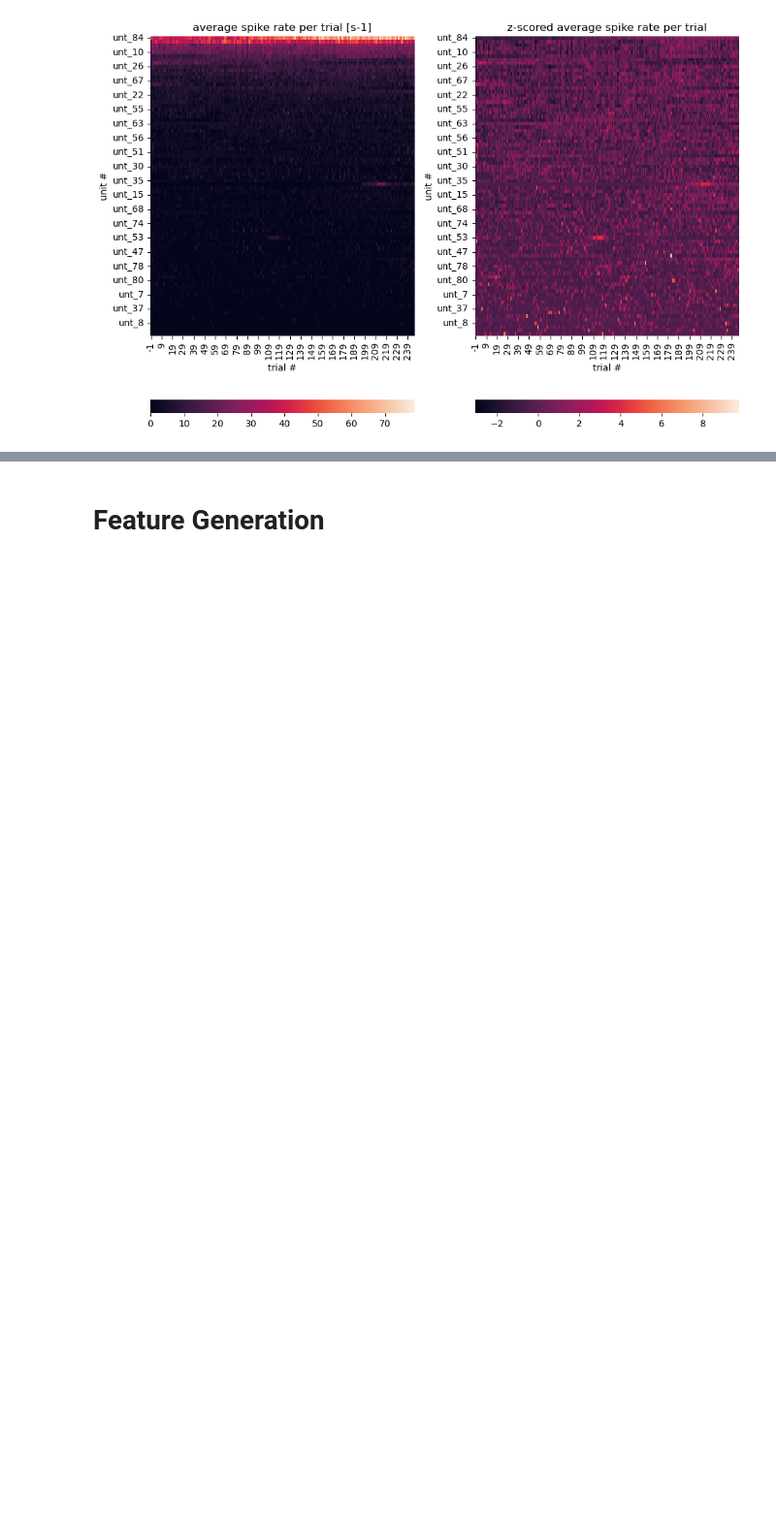
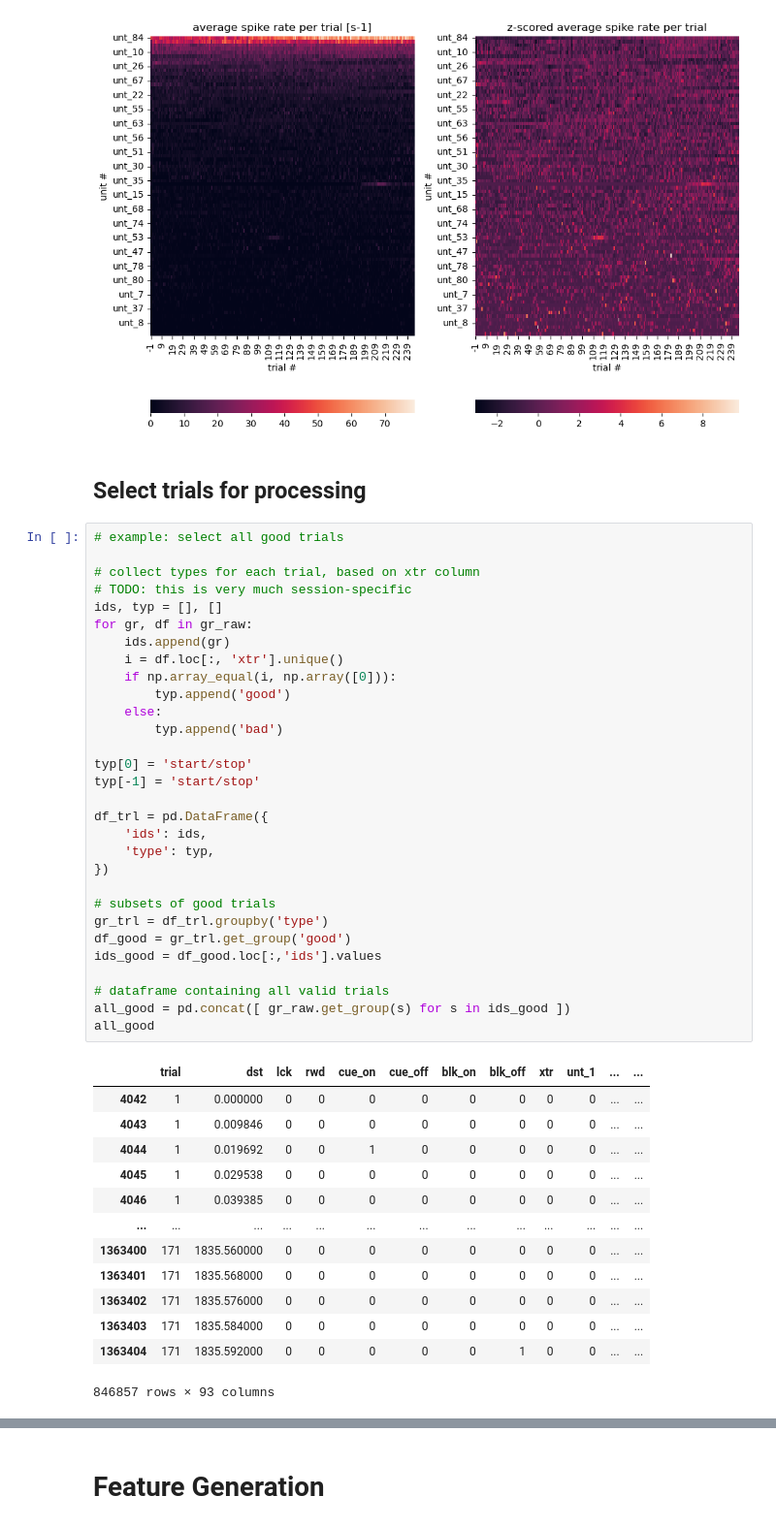
Before and after one commit to the-wang-lab/active_task_encoding_model, a Jupyter notebook: visualize_data.ipynb, the cells around one changed output, grey strips where cells are left out. Shown at 97% size. Saved outputs shown, nothing was run; the diff lists cells and outputs as text; blank space fills up the shorter version.

```diff
--- a/visualize_data.ipynb
+++ b/visualize_data.ipynb
@@ -246,3 +253,49 @@ fig.tight_layout()
 # %% [output]
 unt order is: unt_1 unt_2 unt_3 unt_4 unt_5 unt_6 unt_7 unt_8 unt_9 unt_10 unt_11 unt_12 unt_13 unt_14 unt_15 unt_16 unt_17 unt_18 unt_19 unt_20 unt_21 unt_22 unt_23 unt_24 unt_25 unt_26 unt_27 unt_28 ...
 [figure]
+# %% [markdown]
+## Select trials for processing
+# %%
+# example: select all good trials
+
+# collect types for each trial, based on xtr column
+# TODO: this is very much session-specific
+ids, typ = [], []
+for gr, df in gr_raw:
+    ids.append(gr)
+    i = df.loc[:, 'xtr'].unique()
+    if np.array_equal(i, np.array([0])):
+        typ.append('good')
+    else:
+        typ.append('bad')
+
+typ[0] = 'start/stop'
+typ[-1] = 'start/stop'
+
+df_trl = pd.DataFrame({
+    'ids': ids,
+    'type': typ,
+})
+
+# subsets of good trials
+gr_trl = df_trl.groupby('type')
+df_good = gr_trl.get_group('good')
+ids_good = df_good.loc[:,'ids'].values
+
+# dataframe containing all valid trials
+all_good = pd.concat([ gr_raw.get_group(s) for s in ids_good ])
+all_good
+# %% [output]
+|  | trial | dst | lck | rwd | cue_on | cue_off | blk_on | blk_off | xtr | unt_1 | ... | ... |
+| 4042 | 1 | 0.000000 | 0 | 0 | 0 | 0 | 0 | 0 | 0 | 0 | ... | ... |
+| 4043 | 1 | 0.009846 | 0 | 0 | 0 | 0 | 0 | 0 | 0 | 0 | ... | ... |
+| 4044 | 1 | 0.019692 | 0 | 0 | 1 | 0 | 0 | 0 | 0 | 0 | ... | ... |
+| 4045 | 1 | 0.029538 | 0 | 0 | 0 | 0 | 0 | 0 | 0 | 0 | ... | ... |
+| 4046 | 1 | 0.039385 | 0 | 0 | 0 | 0 | 0 | 0 | 0 | 0 | ... | ... |
+| ... | ... | ... | ... | ... | ... | ... | ... | ... | ... | ... | ... | ... |
+| 1363400 | 171 | 1835.560000 | 0 | 0 | 0 | 0 | 0 | 0 | 0 | 0 | ... | ... |
+| 1363401 | 171 | 1835.568000 | 0 | 0 | 0 | 0 | 0 | 0 | 0 | 0 | ... | ... |
+| 1363402 | 171 | 1835.576000 | 0 | 0 | 0 | 0 | 0 | 0 | 0 | 0 | ... | ... |
+| 1363403 | 171 | 1835.584000 | 0 | 0 | 0 | 0 | 0 | 0 | 0 | 0 | ... | ... |
+| 1363404 | 171 | 1835.592000 | 0 | 0 | 0 | 0 | 0 | 1 | 0 | 0 | ... | ... |
+846857 rows × 93 columns
```
Also changed, not shown: parts of 7 cells of this notebook, 1 other file.
